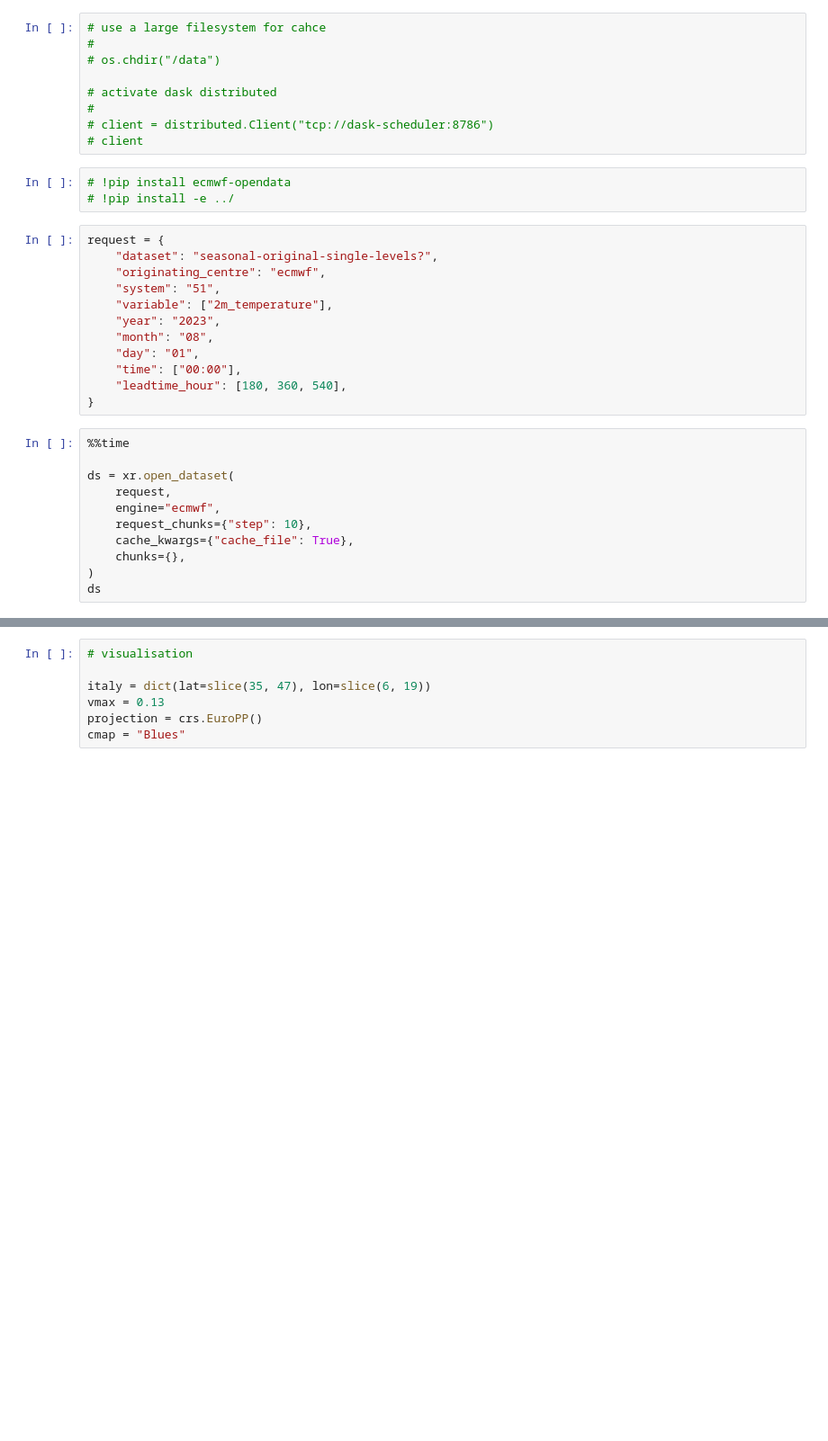
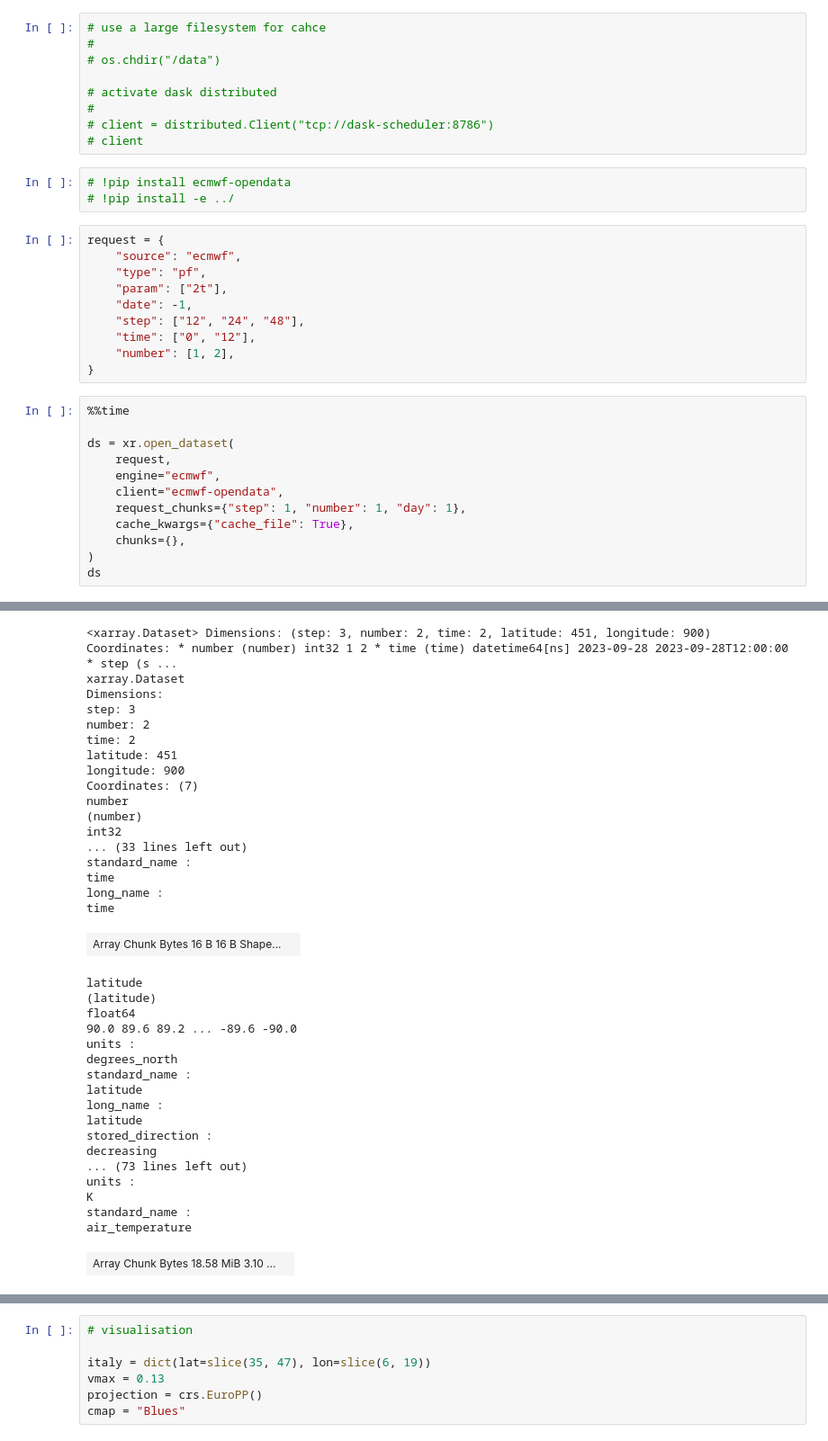
Before and after one commit to bopen/xarray-ecmwf, a Jupyter notebook: notebooks/seasonal-original-single-levels.ipynb, the cells around one changed output, grey strips where cells are left out. Shown at 90% size. Drawn from its saved outputs; the diff is of its cells as text; blank space fills up the shorter version.

```diff
--- a/notebooks/seasonal-original-single-levels.ipynb
+++ b/notebooks/seasonal-original-single-levels.ipynb
@@ -22,15 +22,13 @@ _ = xr.set_options(keep_attrs=True)
 # !pip install -e ../
 # %%
 request = {
-    "dataset": "seasonal-original-single-levels?",
-    "originating_centre": "ecmwf",
-    "system": "51",
-    "variable": ["2m_temperature"],
-    "year": "2023",
-    "month": "08",
-    "day": "01",
-    "time": ["00:00"],
-    "leadtime_hour": [180, 360, 540],
+    "source": "ecmwf",
+    "type": "pf",
+    "param": ["2t"],
+    "date": -1,
+    "step": ["12", "24", "48"],
+    "time": ["0", "12"],
+    "number": [1, 2],
 }
 # %%
 %%time
@@ -38,8 +36,10 @@ request = {
 ds = xr.open_dataset(
     request,
     engine="ecmwf",
-    request_chunks={"step": 10},
+    client="ecmwf-opendata",
+    request_chunks={"step": 1, "number": 1, "day": 1},
     cache_kwargs={"cache_file": True},
     chunks={},
 )
 ds
+# %% [output]
@@ -45,0 +48,36 @@ ds
+<xarray.Dataset> Dimensions: (step: 3, number: 2, time: 2, latitude: 451, longitude: 900) Coordinates: * number (number) int32 1 2 * time (time) datetime64[ns] 2023-09-28 2023-09-28T12:00:00 * step (s ...
+xarray.Dataset
+Dimensions:
+step: 3
+number: 2
+time: 2
+latitude: 451
+longitude: 900
+Coordinates: (7)
+number
+(number)
+int32
+... (33 lines left out)
+standard_name :
+time
+long_name :
+time
+| Array Chunk Bytes 16 B 16 B Shape... |  |
+latitude
+(latitude)
+float64
+90.0 89.6 89.2 ... -89.6 -90.0
+units :
+degrees_north
+standard_name :
+latitude
+long_name :
+latitude
+stored_direction :
+decreasing
+... (73 lines left out)
+units :
+K
+standard_name :
+air_temperature
+| Array Chunk Bytes 18.58 MiB 3.10 ... |  |
```
Also changed, not shown: parts of 2 cells of this notebook.
